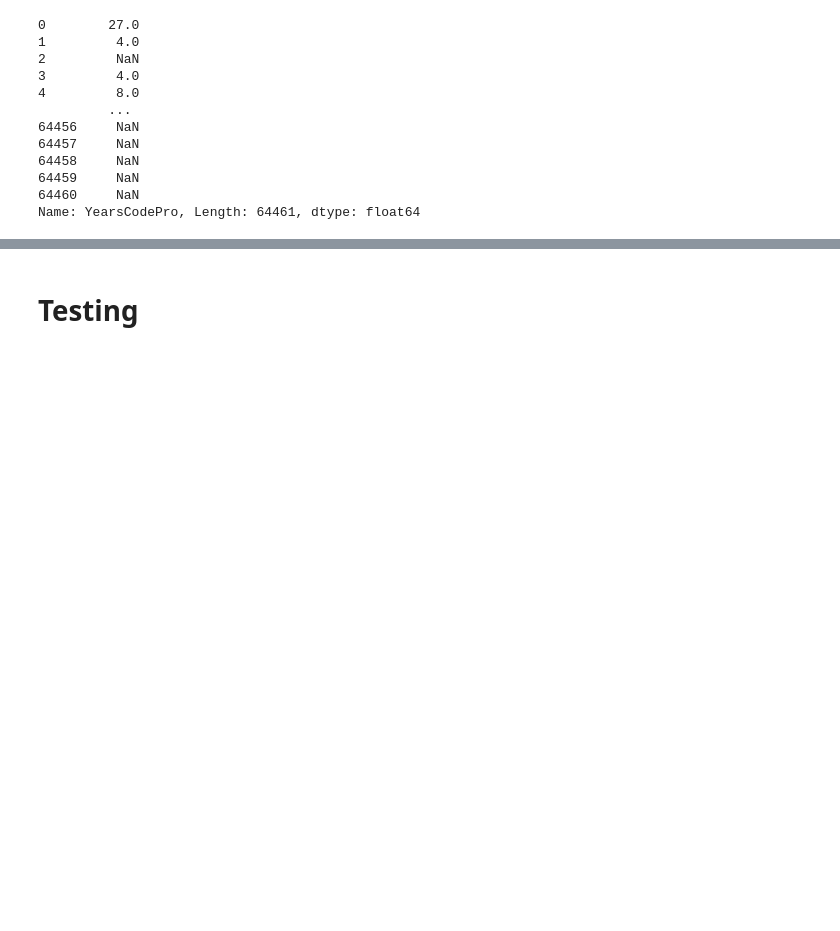
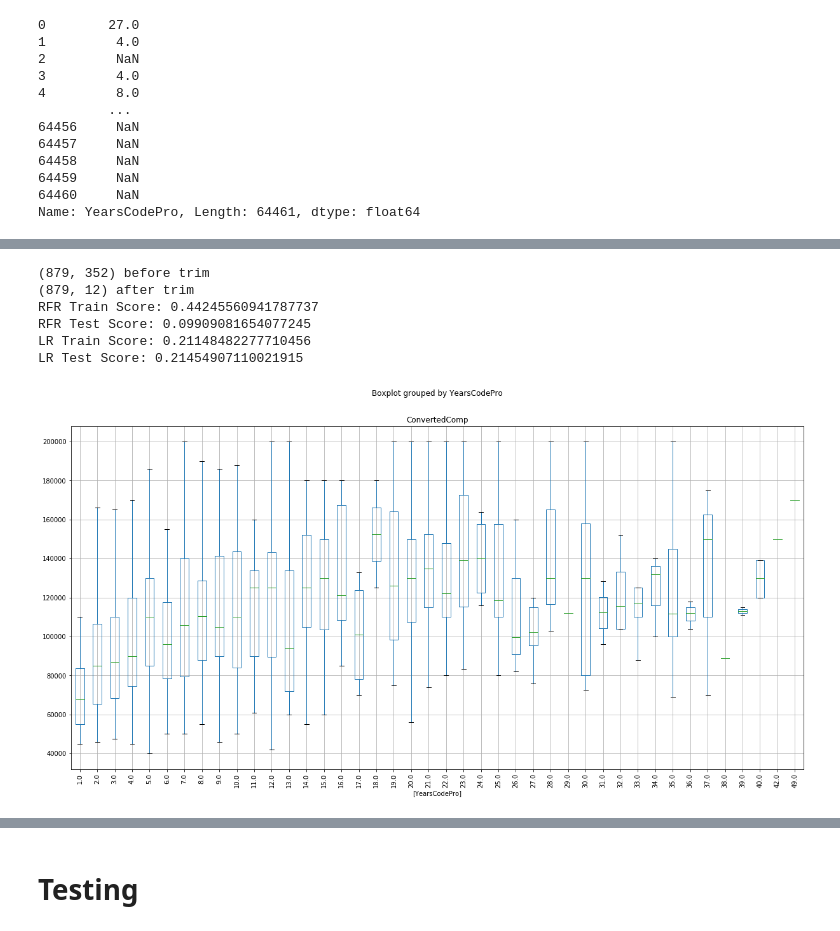
Before and after one commit to kevinclee26/salary_prediction, a Jupyter notebook: model/Untitled.ipynb, the cells around one changed output, grey strips where cells are left out. Drawn from its saved outputs; the diff is of its cells as text; code cells hidden in the pictures; blank space fills up the shorter version.

```diff
--- a/model/Untitled.ipynb
+++ b/model/Untitled.ipynb
@@ -296,0 +309,22 @@ Index(['ConvertedComp', 'Age', 'Age1stCode', 'YearsCode', 'YearsCodePro',
+# %%
+from sklearn.linear_model import LinearRegression
+from sklearn.model_selection import train_test_split
+from sklearn.ensemble import RandomForestRegressor
+
+def run_model(X, all_numericals, all_categoricals, all_multi_options):
+    print(f'{X.shape} before trim')
+    X=X[all_numericals+all_categoricals+all_multi_options+['ConvertedComp']]
+    for each_col in all_numericals:
+        X[['ConvertedComp', each_col]].boxplot(by=each_col, showfliers=False, rot=90, figsize=(20, 10))
+    input_ary=X.dropna().drop('ConvertedComp', axis=1)
+    y=X.dropna()['ConvertedComp']
+    print(f'{X.shape} after trim')
+    X_train, X_test, y_train, y_test=train_test_split(input_ary, y)
+    rfr=RandomForestRegressor()
+    rfr.fit(X_train, y_train)
+    print(f'RFR Train Score: {rfr.score(X_train, y_train)}')
+    print(f'RFR Test Score: {rfr.score(X_test, y_test)}')
+    lr=LinearRegression()
+    lr.fit(X_train, y_train)
+    print(f'LR Train Score: {lr.score(X_train, y_train)}')
+    print(f'LR Test Score: {lr.score(X_test, y_test)}')
@@ -296,0 +402,26 @@ Index(['ConvertedComp', 'Age', 'Age1stCode', 'YearsCode', 'YearsCodePro',
+# %%
+us=X[(X['United States']==1) &
+     (X['Employed full-time']==1) &
+     (X['ConvertedComp']<=200000) &
+     (X['ConvertedComp']>=40000) &
+     ((X['Data scientist or machine learning specialist']==1) |
+     (X['Data or business analyst']==1))]
+run_model(us, ['YearsCodePro'],
+          ['Master’s degree (M.A., M.S., M.Eng., MBA, etc.)',
+           'Bachelor’s degree (B.A., B.S., B.Eng., etc.)',
+           'Secondary school (e.g. American high school, German Realschule or Gymnasium, etc.)',
+           'Professional degree (JD, MD, etc.)',
+           'Some college/university study without earning a degree',
+           'Associate degree (A.A., A.S., etc.)',
+           'Other doctoral degree (Ph.D., Ed.D., etc.)',
+           'Primary/elementary school',
+           'I never completed any formal education'],
+          ['Data scientist or machine learning specialist'])
+# %% [output]
+(879, 352) before trim
+(879, 12) after trim
+RFR Train Score: 0.44245560941787737
+RFR Test Score: 0.09909081654077245
+LR Train Score: 0.21148482277710456
+LR Test Score: 0.21454907110021915
+[figure, added]
```
Also changed, not shown: parts of 11 cells of this notebook.
